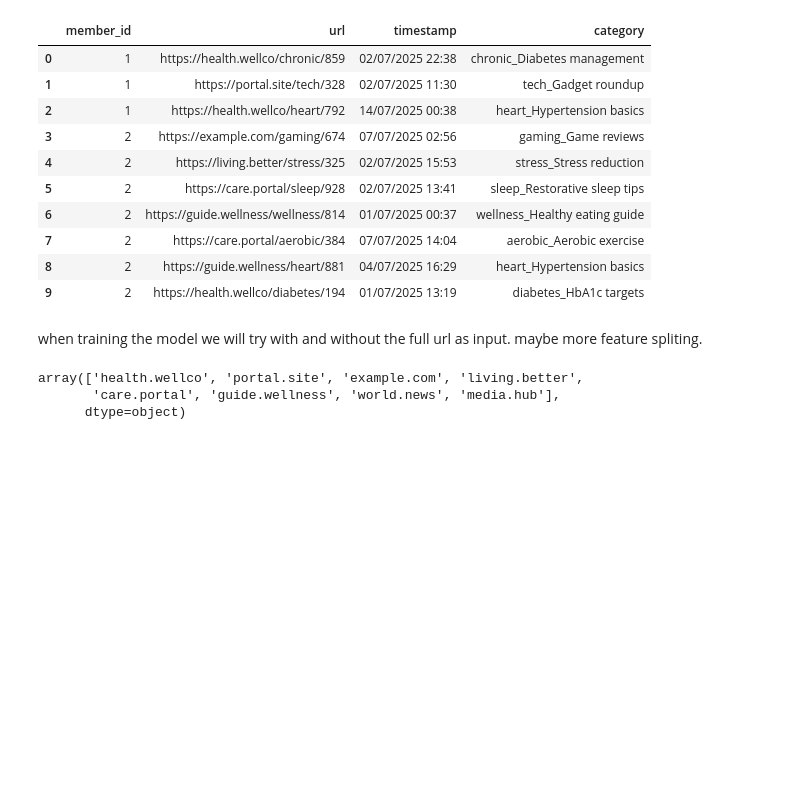
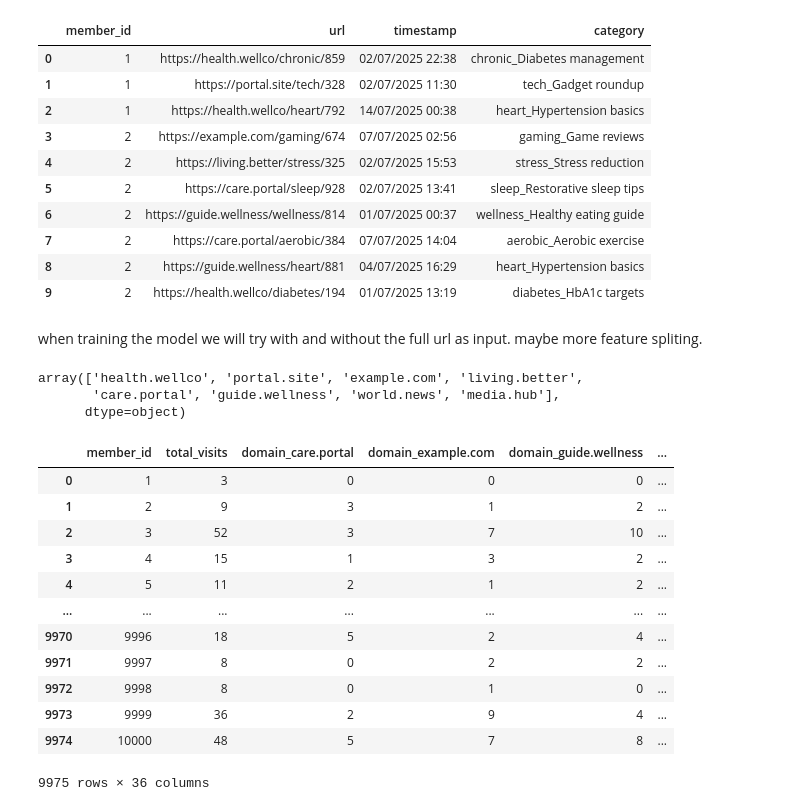
Before and after one commit to eladlaks/wellco_churn, a Jupyter notebook: notebooks/process_web_visits.ipynb, the cells around one changed output. Saved outputs shown, nothing was run; the diff lists cells and outputs as text; code cells hidden in the pictures; blank space fills up the shorter version.

Commit message:
web processor and config option

```diff
--- a/notebooks/process_web_visits.ipynb
+++ b/notebooks/process_web_visits.ipynb
@@ -151,11 +151,24 @@ array(['health.wellco', 'portal.site', 'example.com', 'living.better',
        'care.portal', 'guide.wellness', 'world.news', 'media.hub'],
       dtype=object)
 # %%
-def get_web_feats(web_path):
-    web = pd.read_csv(web_path)
-    web["url_category"] = web["url"].str.split("/").str[3]
-    web["domain"] = web["url"].str.split("/").str[2]
-    web.drop(columns=["description"], inplace=True)
-    web["category"]= web["url_category"] + "_" + web["title"]
-    web.drop(columns=["title", "url_category"], inplace=True)
-    web.
+import sys, os
+
+# Add the project root (adjust ".." as needed)
+sys.path.append(os.path.abspath("../.."))  # go up one directory
+from wellco_churn.src.process_datasets import get_web_feats
+# %%
+get_web_feats(train_path)
+# %% [output]
+|  | member_id | total_visits | domain_care.portal | domain_example.com | domain_guide.wellness | ... |
+| 0 | 1 | 3 | 0 | 0 | 0 | ... |
+| 1 | 2 | 9 | 3 | 1 | 2 | ... |
+| 2 | 3 | 52 | 3 | 7 | 10 | ... |
+| 3 | 4 | 15 | 1 | 3 | 2 | ... |
+| 4 | 5 | 11 | 2 | 1 | 2 | ... |
+| ... | ... | ... | ... | ... | ... | ... |
+| 9970 | 9996 | 18 | 5 | 2 | 4 | ... |
+| 9971 | 9997 | 8 | 0 | 2 | 2 | ... |
+| 9972 | 9998 | 8 | 0 | 1 | 0 | ... |
+| 9973 | 9999 | 36 | 2 | 9 | 4 | ... |
+| 9974 | 10000 | 48 | 5 | 7 | 8 | ... |
+9975 rows × 36 columns
```
Also changed, not shown: 10 other files.
